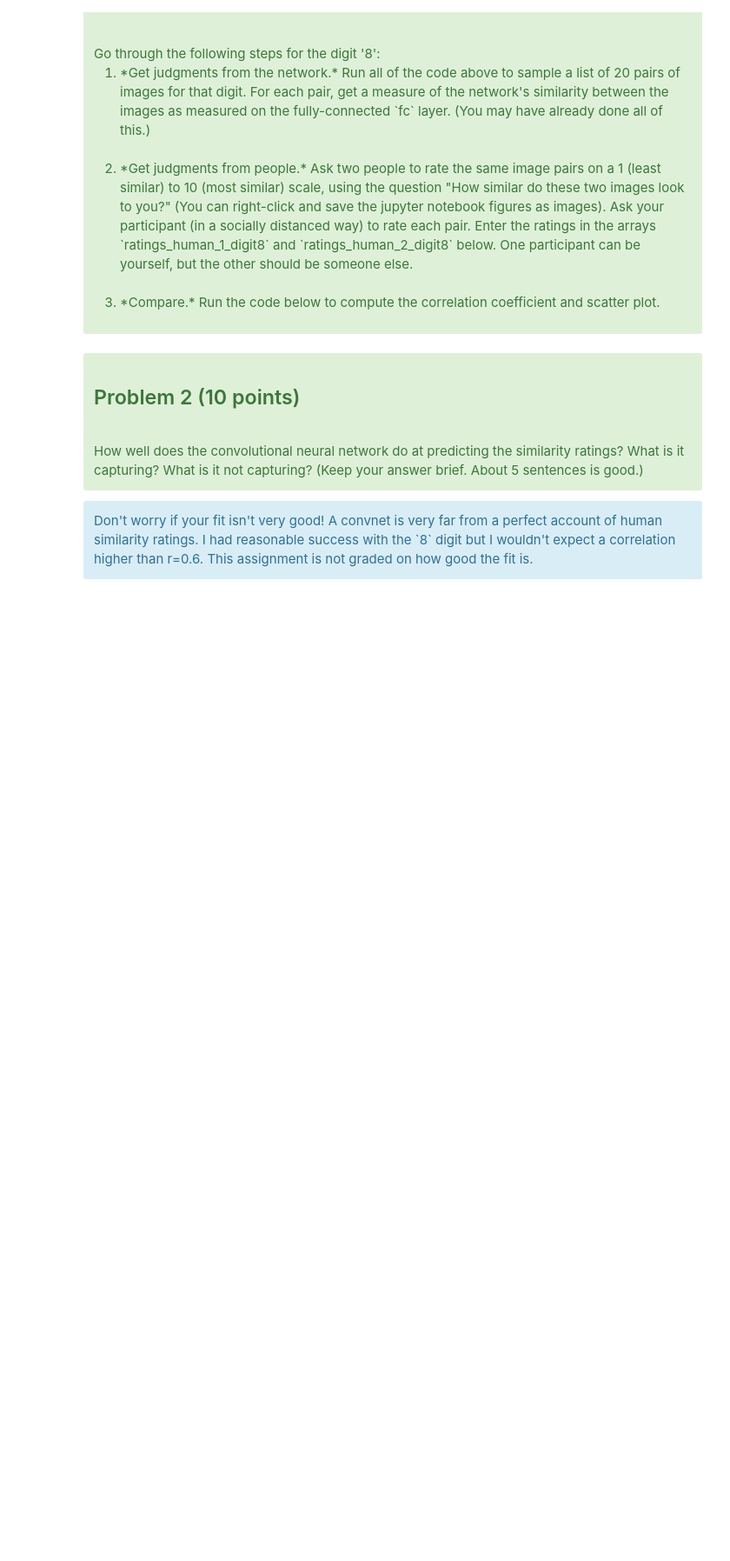
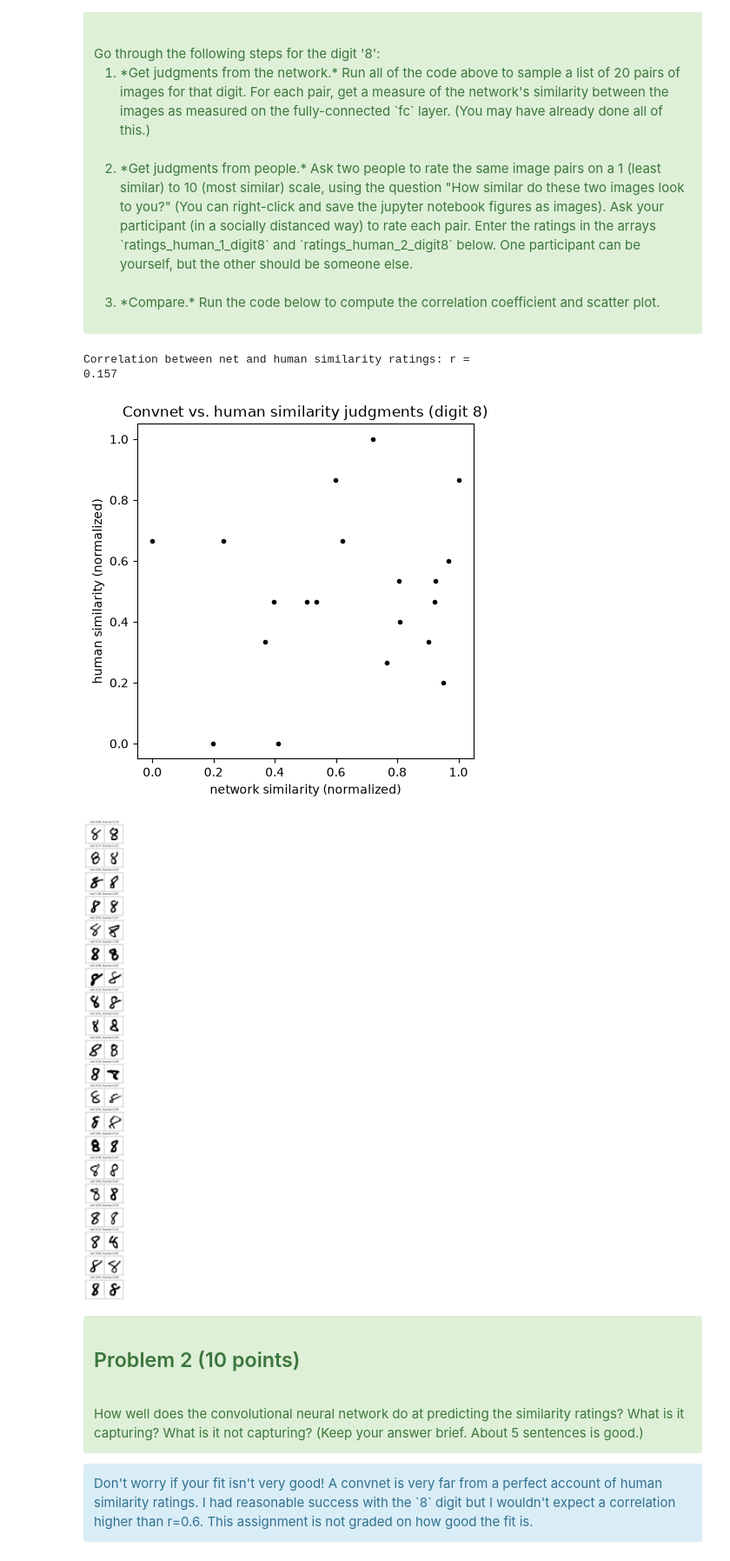
Before and after one commit to gmartin27/CMC2026, a Jupyter notebook: homeworks/homework-NeuralNet/Homework-NeuralNet-D.ipynb, the cells around one changed output. Shown at 87% size. Cells and saved outputs as stored; diff of their text form; code cells hidden in the pictures; blank space fills up the shorter version.

```diff
--- a/homeworks/homework-NeuralNet/Homework-NeuralNet-D.ipynb
+++ b/homeworks/homework-NeuralNet/Homework-NeuralNet-D.ipynb
@@ -288,30 +307,35 @@ Go through the following steps for the digit '8':
 </div>
 # %%
 # YOUR PARTICIPANT RATINGS GO HERE
-ratings_human_1_digit8 = np.array([7,5,8,4,5,9,6,5,8,3,6,4,2,8,9,9,4,3,3,5], dtype='float')
-ratings_human_2_digit8 = np.array([7,4,7,6,4,7,5,5,6,4,7,6,3,8,7,8,5,6,4,5], dtype='float')
+ratings_human_1_digit8 = np.array([4,5,3,8,6,9,6,6,5,4,1,4,1,7,5,6,6,4,7,5], dtype='float')
+ratings_human_2_digit8 = np.array([4,2,3,8,4,9,7,7,5,5,2,6,2,4,5,7,5,4,9,7], dtype='float')
 
 # Analysis code
 ratings_human_mean_digit8 = (ratings_human_1_digit8 + ratings_human_2_digit8)/2
 
 v_sim_net_norm = normalize(v_sim_net_digit8)
 v_sim_human_norm = normalize(ratings_human_mean_digit8)
 
 print("Correlation between net and human similarity ratings: r ="),
 print(round(np.corrcoef(v_sim_net_norm,v_sim_human_norm)[0][1],3))
 
 # Scatter plot
 plt.figure(1,figsize=(5,5))
 plt.plot(v_sim_net_norm,v_sim_human_norm,'k.')
 plt.xlabel('network similarity (normalized)')
 plt.ylabel('human similarity (normalized)')
 plt.title('Convnet vs. human similarity judgments (digit 8)')
 plt.show()
 
 # pairs with similarity ratings
 plt.figure(2,figsize=(4,40))
 plot_image_pairs(images1_digit8,images2_digit8,v_sim_net_norm,v_sim_human_norm)
 plt.show()
+# %% [output]
+Correlation between net and human similarity ratings: r =
+0.157
+[figure, added]
+[figure, added]
 # %% [markdown]
 <div class="alert alert-success">
 <h2> Problem 2 (10 points) </h2>
```
Also changed, not shown: parts of 5 cells of this notebook, 5 other files.
